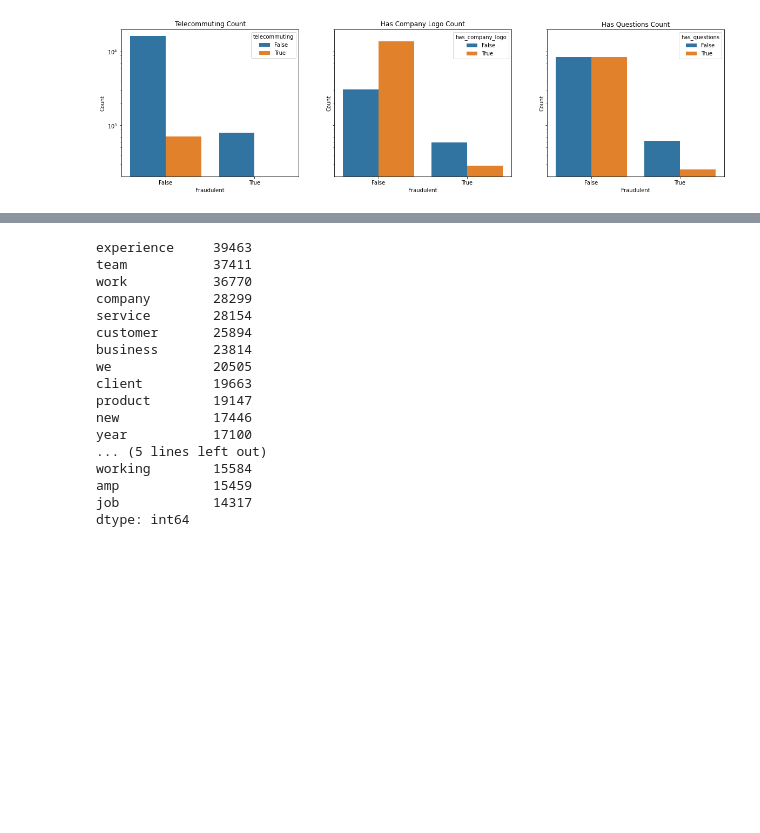
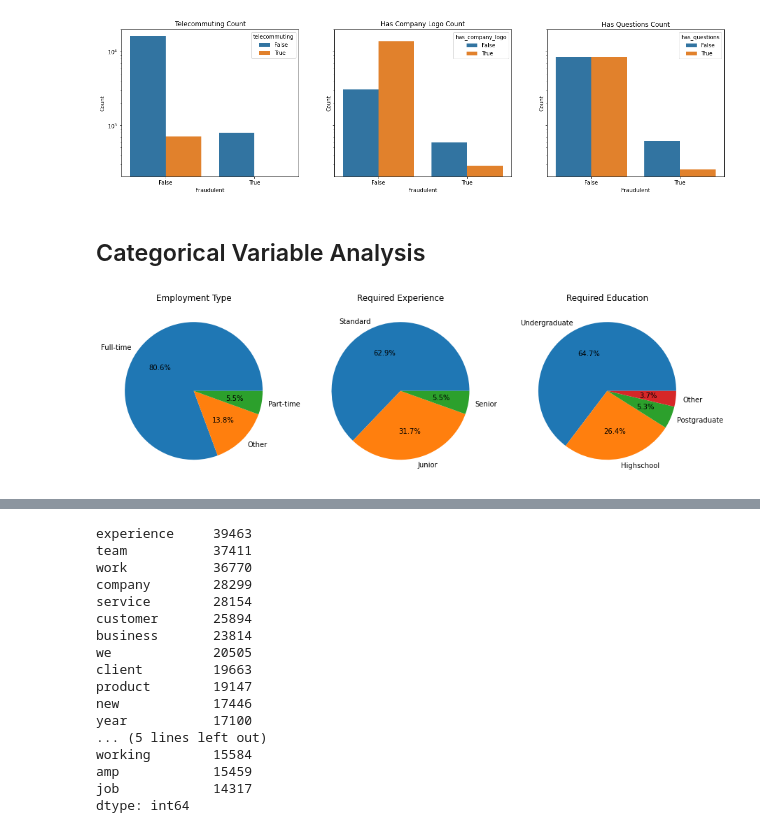
Before and after one commit to RodAli/fake-job-postings-analysis, a Jupyter notebook: Data_Visualization.ipynb, the cells around one changed output, grey strips where cells are left out. Drawn from its saved outputs; the diff is of its cells as text; code cells hidden in the pictures; blank space fills up the shorter version.

```diff
--- a/Data_Visualization.ipynb
+++ b/Data_Visualization.ipynb
@@ -50,3 +71,19 @@ for i in range(len(binary_columns)):
 plt.show()
 # %% [output]
 [figure]
+# %% [markdown]
+## Categorical Variable Analysis
+# %%
+categorical_columns = ["employment_type", "required_experience", "required_education"]
+fig, axs = plt.subplots(1, 3, figsize=(15,15))
+
+for i in range(3):
+    col = categorical_columns[i]
+    col_value_counts = df[col].value_counts()
+
+    axs[i].pie(col_value_counts, labels=col_value_counts.index, autopct="%.1f%%")
+    axs[i].set_title(clean_label_name(col))
+
+plt.show()
+# %% [output]
+[figure, added]
```
Also changed, not shown: parts of 21 cells of this notebook.
